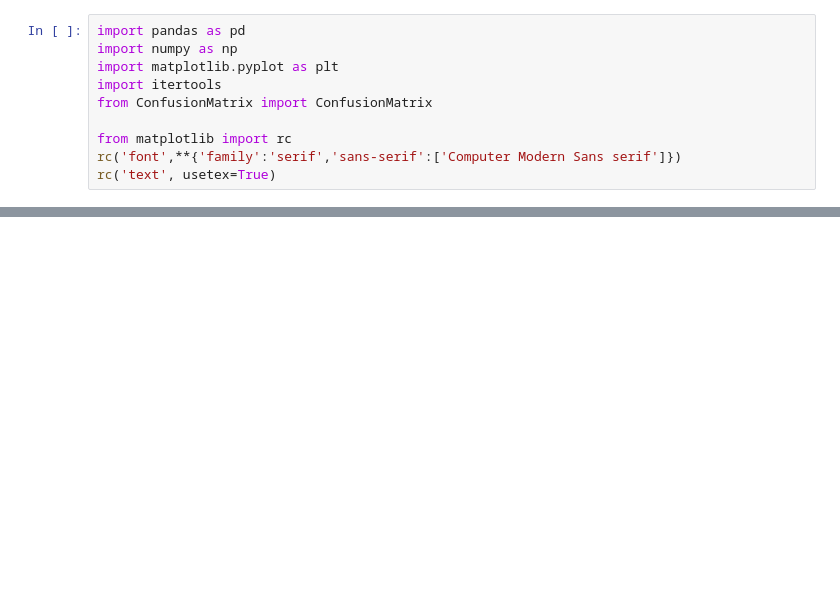
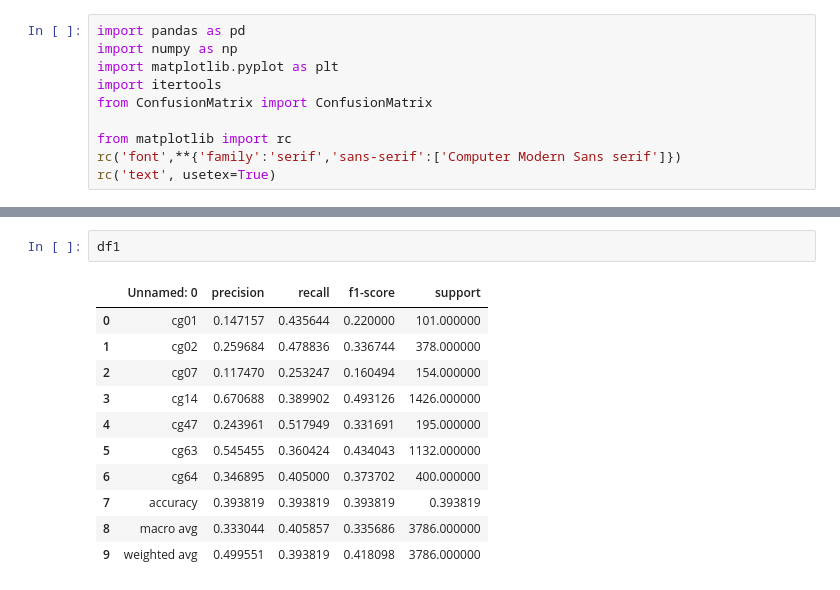
Before and after one commit to fabianaferreira/final-project-src, a Jupyter notebook: Classifier/Insights.ipynb, the cells around one changed output, grey strips where cells are left out. Drawn from its saved outputs; the diff is of its cells as text; blank space fills up the shorter version.

```diff
--- a/Classifier/Insights.ipynb
+++ b/Classifier/Insights.ipynb
@@ -15,0 +68,14 @@ cm_filename2 = 'confusion_matrix_model_fine_tune_VGG16_no_edge_frames_2020-01-24
+# %%
+df1
+# %% [output]
+|  | Unnamed: 0 | precision | recall | f1-score | support |
+| 0 | cg01 | 0.147157 | 0.435644 | 0.220000 | 101.000000 |
+| 1 | cg02 | 0.259684 | 0.478836 | 0.336744 | 378.000000 |
+| 2 | cg07 | 0.117470 | 0.253247 | 0.160494 | 154.000000 |
+| 3 | cg14 | 0.670688 | 0.389902 | 0.493126 | 1426.000000 |
+| 4 | cg47 | 0.243961 | 0.517949 | 0.331691 | 195.000000 |
+| 5 | cg63 | 0.545455 | 0.360424 | 0.434043 | 1132.000000 |
+| 6 | cg64 | 0.346895 | 0.405000 | 0.373702 | 400.000000 |
+| 7 | accuracy | 0.393819 | 0.393819 | 0.393819 | 0.393819 |
+| 8 | macro avg | 0.333044 | 0.405857 | 0.335686 | 3786.000000 |
+| 9 | weighted avg | 0.499551 | 0.393819 | 0.418098 | 3786.000000 |
```
Also changed, not shown: parts of 16 cells of this notebook, 2 other files.
